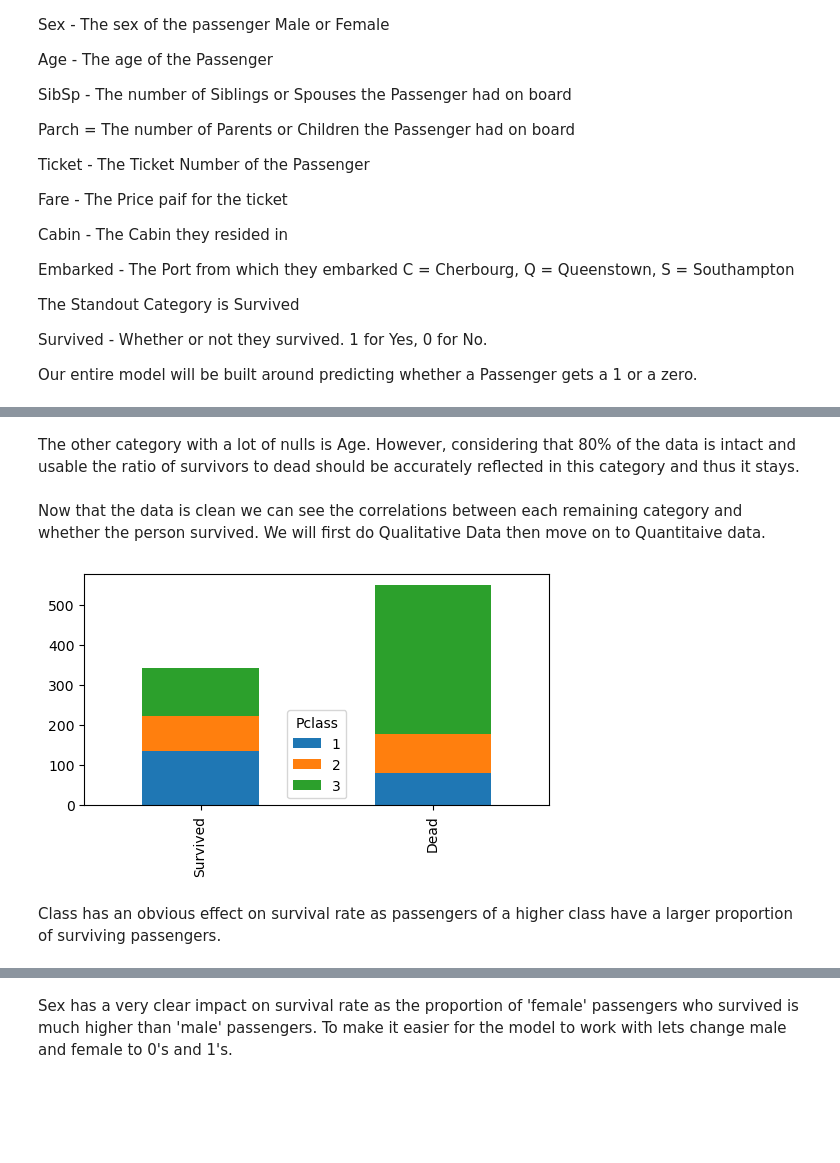
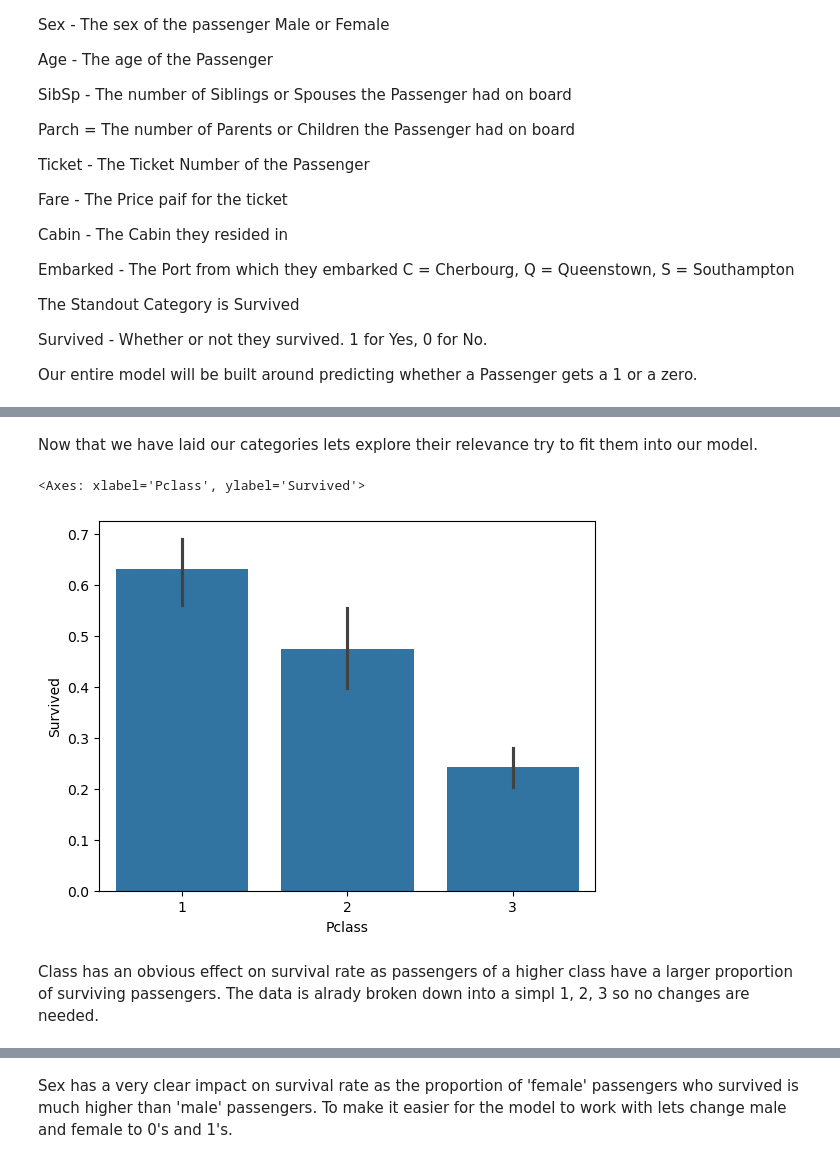
Before and after one commit to danielvasilevko/DataScience_Projects, a Jupyter notebook: Titanic_Survival_Model/Titanic_Survive.ipynb, the cells around one changed output, grey strips where cells are left out. Drawn from its saved outputs; the diff is of its cells as text; code cells hidden in the pictures; blank space fills up the shorter version.

```diff
--- a/Titanic_Survival_Model/Titanic_Survive.ipynb
+++ b/Titanic_Survival_Model/Titanic_Survive.ipynb
@@ -108,2 +76,0 @@ From the look of things the category with the most Null elements is cabin. Now t
-# %% [markdown]
-The other category with a lot of nulls is Age. However, considering that 80% of the data is intact and usable the ratio of survivors to dead should be accurately reflected in this category and thus it stays.
@@ -113,14 +77,9 @@ test_data = test_data.drop('Cabin', axis=1)
-# %% [markdown]
-Now that the data is clean we can see the correlations between each remaining category and whether the person survived. We will first do Qualitative Data then move on to Quantitaive data.
-# %%
-survived = train_data[train_data['Survived']==1]['Pclass'].value_counts()
-survived = survived.sort_index()
-dead = train_data[train_data['Survived']==0]['Pclass'].value_counts()
-dead = dead.sort_index()
-df = pd.DataFrame([survived,dead])
-df.index = ['Survived','Dead']
-bar = df.plot(kind='bar',stacked=True, figsize=(6,3))
-# %% [output]
-[figure, removed]
+# %% [markdown]
+Now that we have laid our categories lets explore their relevance try to fit them into our model.
+# %%
+sns.barplot(x="Pclass", y="Survived", data=train_data)
+# %% [output]
+<Axes: xlabel='Pclass', ylabel='Survived'>
+[figure, added]
 # %% [markdown]
-Class has an obvious effect on survival rate as passengers of a higher class have a larger proportion of surviving passengers.
+Class has an obvious effect on survival rate as passengers of a higher class have a larger proportion of surviving passengers. The data is alrady broken down into a simpl 1, 2, 3 so no changes are needed.
```
Also changed, not shown: parts of 45 cells of this notebook, 1 other file.
